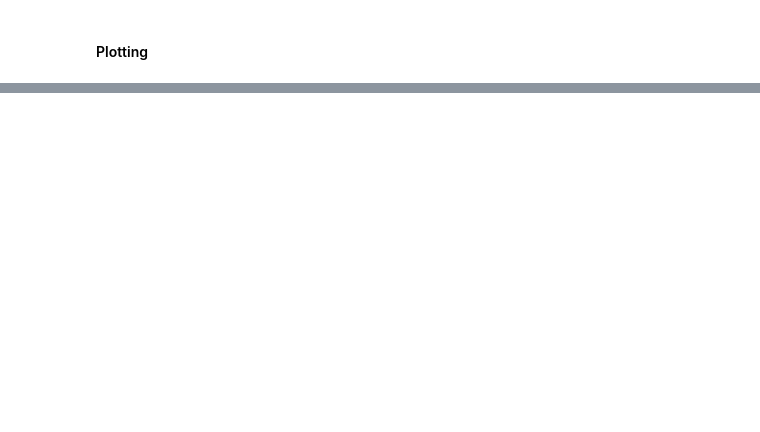
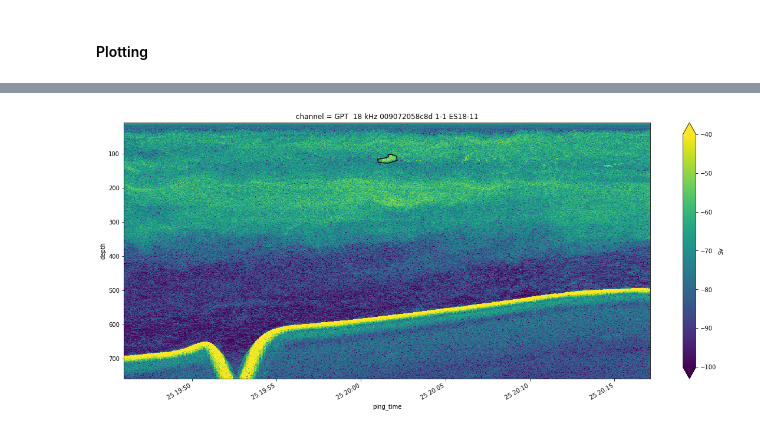
Before and after one commit to OSOceanAcoustics/echoregions, a Jupyter notebook: notebooks/Regions2D_plotting.ipynb, the cells around one changed output, grey strips where cells are left out. Saved outputs shown, nothing was run; the diff lists cells and outputs as text; code cells hidden in the pictures; blank space fills up the shorter version.

```diff
--- a/notebooks/Regions2D_plotting.ipynb
+++ b/notebooks/Regions2D_plotting.ipynb
@@ -197,0 +182,8 @@ plt.show()
+# %%
+# plot Sv
+ds.Sv.isel(channel=0).sel(ping_time=slice(bbox_left, bbox_right)).plot(x='ping_time', vmax=-40, vmin=-100, yincrease=False, figsize=(20,8))
+# plot region
+r2d.plot(region_id, close_region=True, color='k')
+plt.show()
+# %% [output]
+[figure, added]
```
Also changed, not shown: parts of 25 cells of this notebook.
